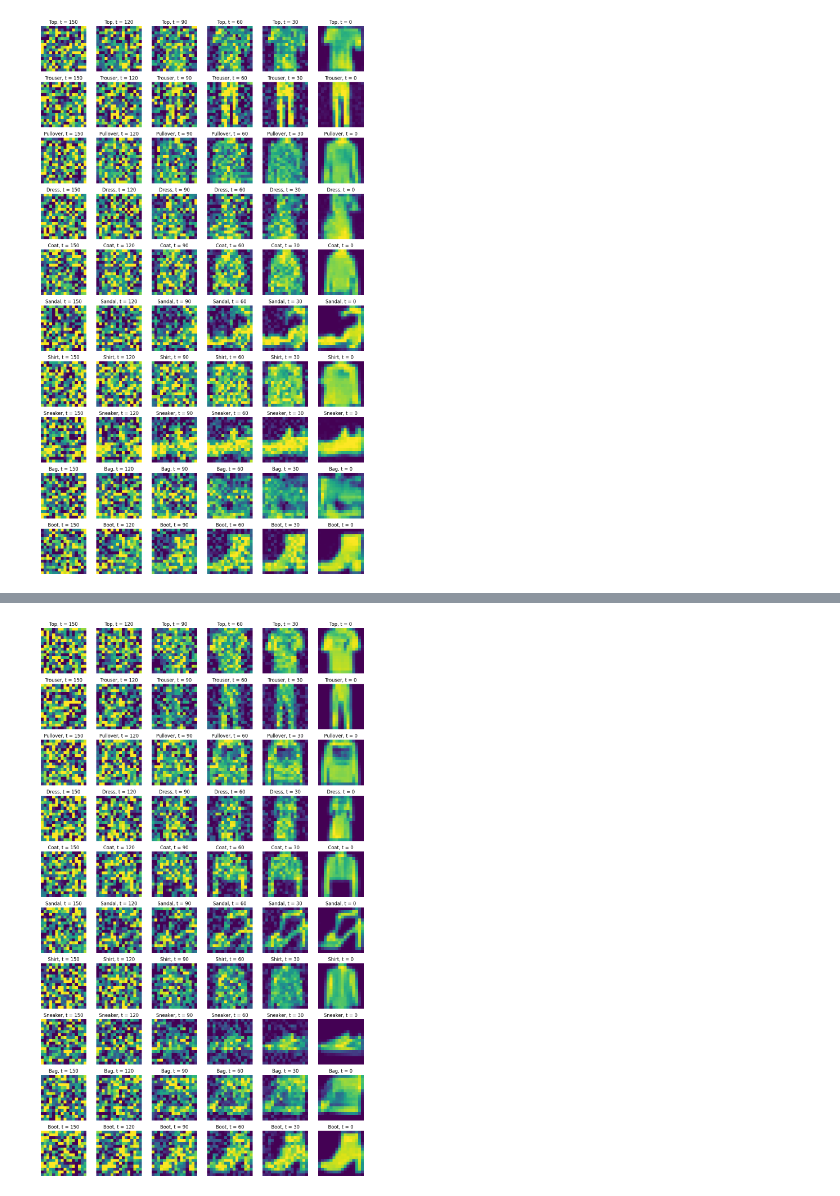
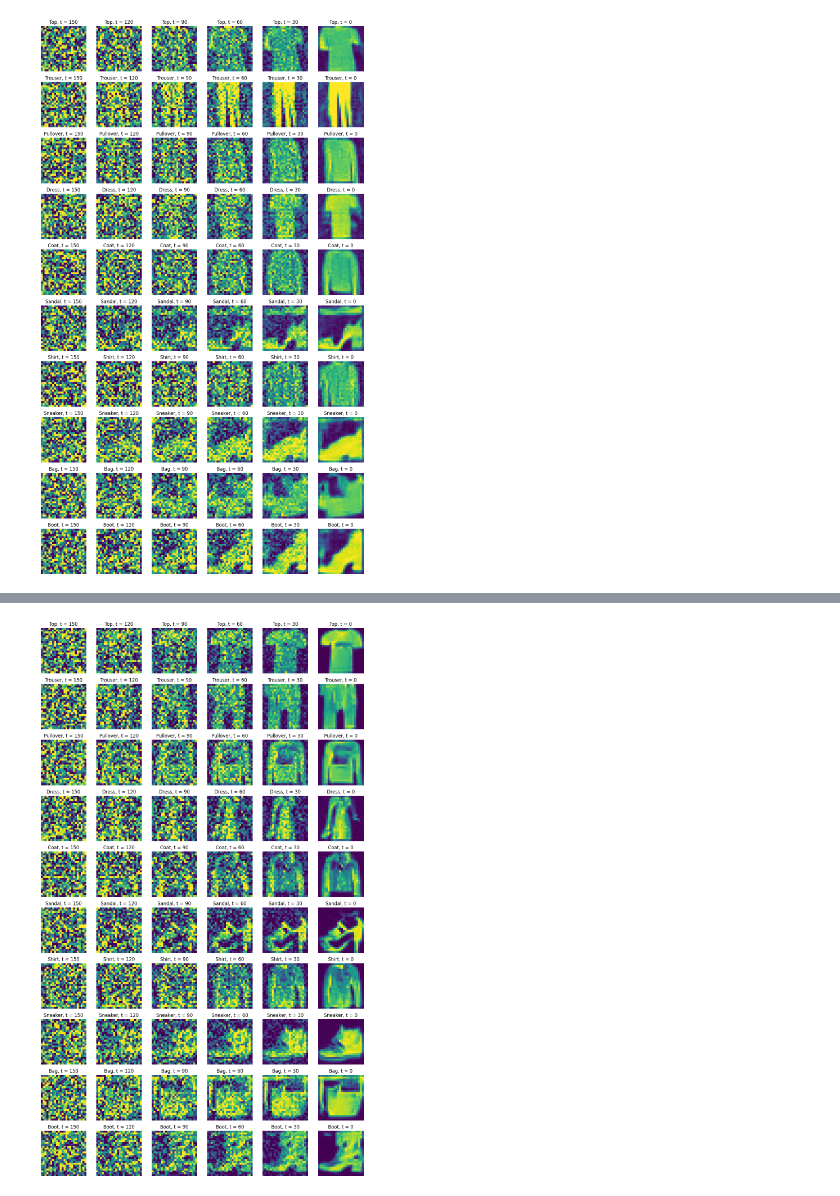
Before and after one commit to asathiya007/stylesynth, a Jupyter notebook: demo.ipynb, the cells around one changed output, grey strips where cells are left out. Drawn from its saved outputs; the diff is of its cells as text; code cells hidden in the pictures.

Commit message:
updates to produce 24x24 images

```diff
--- a/demo.ipynb
+++ b/demo.ipynb
@@ -4,7 +4,7 @@ from stylesynth import StyleSynth
 # %%
 ss = StyleSynth()
 # %%
-ss.train(img_size=16, epochs=12, batch_size=128, vis_interval=6)
+ss.train(img_size=24, epochs=15, batch_size=128, vis_interval=5)
 # %% [output]
 INFO:StyleSynth_Logger:Loading Fashion MNIST dataset...
 INFO:StyleSynth_Logger:Dataset loaded
@@ -13 +13 @@ INFO:StyleSynth_Logger:Average loss across batch at final step of epoch: 0.12563
-[figure, old version]
+[figure, new version]
@@ -15 +15 @@ INFO:StyleSynth_Logger:Average loss across batch at final step of epoch: 0.08746
-[figure, old version]
+[figure, new version]
```
Also changed, not shown: parts of 2 cells of this notebook, 2 other files.
